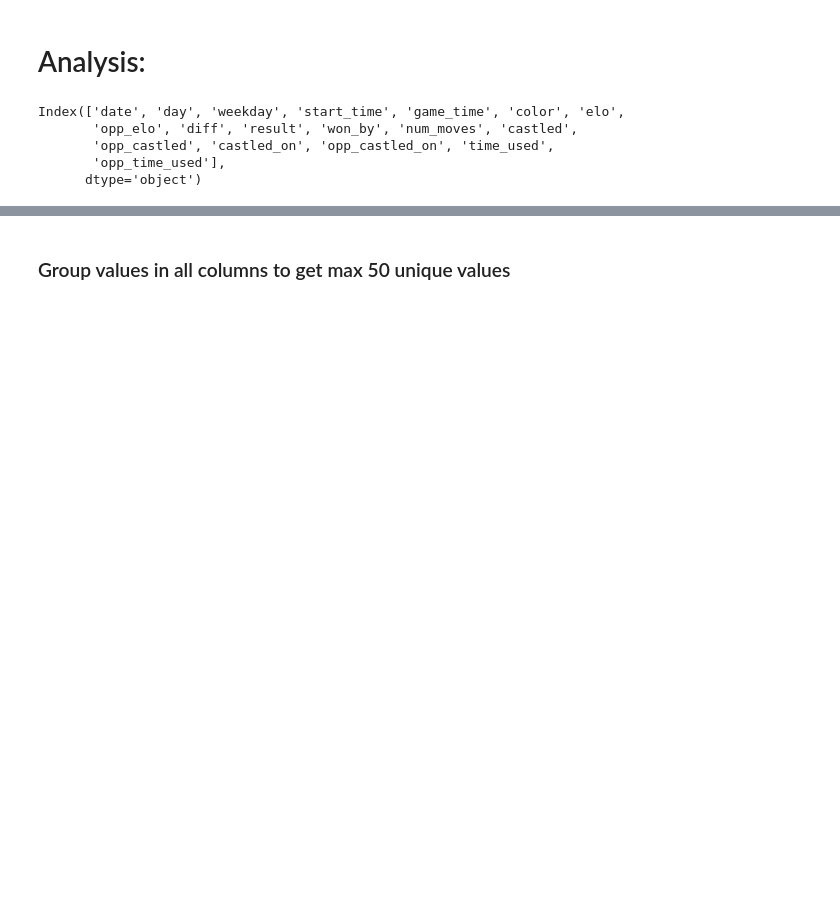
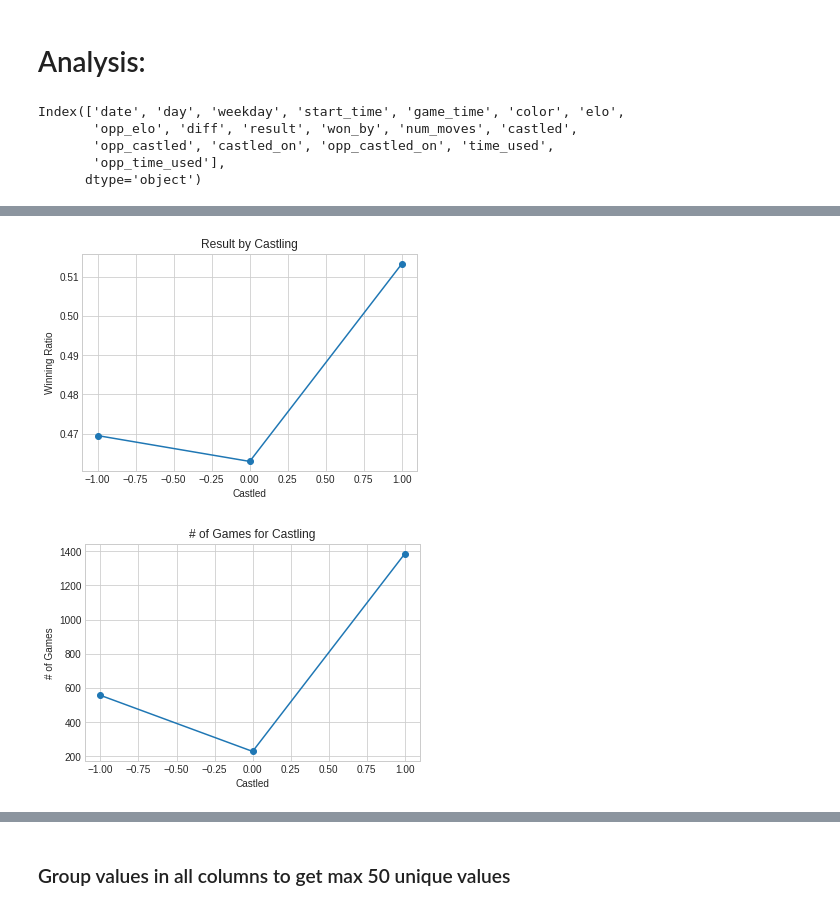
Before and after one commit to Data-is-life/lots-of-data, a Jupyter notebook: src/Chess_analysis.ipynb, the cells around one changed output, grey strips where cells are left out. Cells and saved outputs as stored; diff of their text form; code cells hidden in the pictures; blank space fills up the shorter version.

```diff
--- a/src/Chess_analysis.ipynb
+++ b/src/Chess_analysis.ipynb
@@ -127,0 +109,17 @@ df_draw = df[df['result']==0.5]
+# %%
+df_mean_by_castled = df.groupby('castled').mean()
+df_mean_by_castled.reset_index(inplace=True)
+df_mean_by_castled.plot(x='castled', y='result', marker='o',
+                        title='Result by Castling', legend=False)
+plt.ylabel('Winning Ratio')
+plt.xlabel('Castled')
+df_count_by_castled = df.groupby('castled').count()
+df_count_by_castled.reset_index(inplace=True)
+df_count_by_castled.plot(x='castled', y='result', marker='o',
+                         title='# of Games for Castling', legend=False)
+plt.ylabel('# of Games')
+plt.xlabel('Castled')
+plt.show()
+# %% [output]
+[figure, added]
+[figure, added]
```
Also changed, not shown: parts of 45 cells of this notebook, 4 other files.
